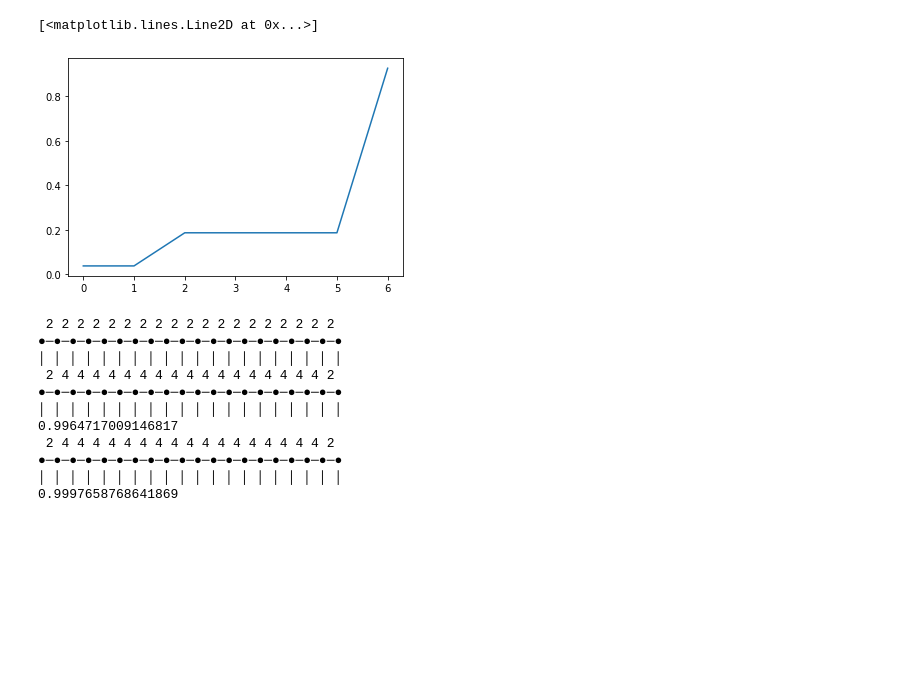
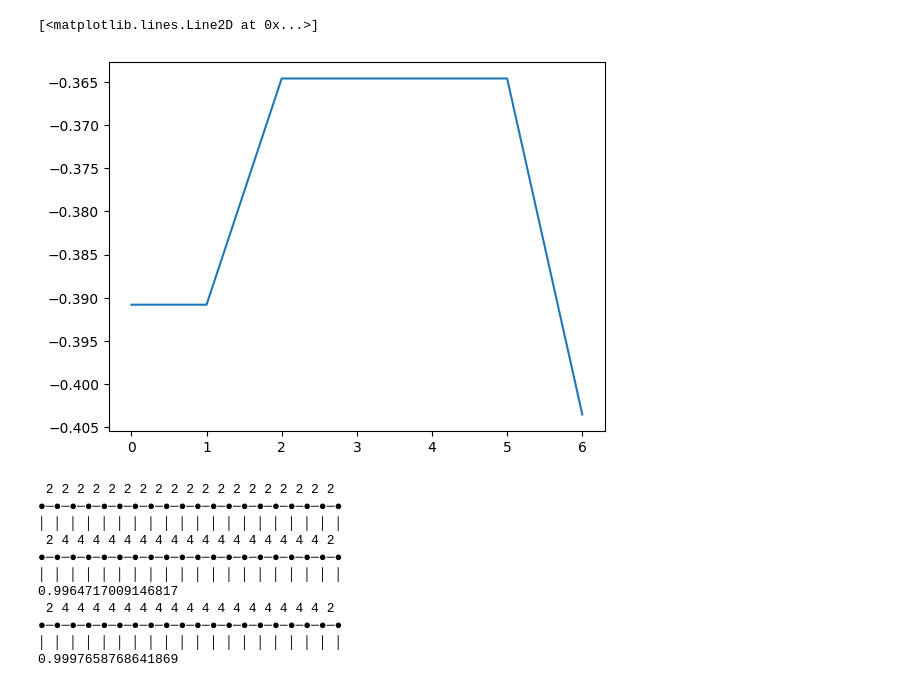
Before and after one commit to Chriscrosser3310/positive_TN, a Jupyter notebook: positive_TN_stats_model.ipynb, the cells around one changed output. Saved outputs shown, nothing was run; the diff lists cells and outputs as text; code cells hidden in the pictures; blank space fills up the shorter version.

```diff
--- a/positive_TN_stats_model.ipynb
+++ b/positive_TN_stats_model.ipynb
@@ -208,16 +3,16 @@ def SM_TI_layer(n, d, mu, layer_type="mpo"):
 # %%
-d = 10
-mu = 3
+d = 3
+mu = 0.9
 s = SM_TI_site(d, mu, boundary="open")
 s = np.einsum("iikl -> kl", s)
 es, vs = np.linalg.eigh(s)
 #plt.plot(es)
 v = vs[:, -1]
 
 plt.plot(v)
 # %% [output]
 [<matplotlib.lines.Line2D at 0x...>]
-[figure, old version]
+[figure, new version]
 # %%
 n = 20
 d = 2
```
Also changed, not shown: parts of 3 cells of this notebook.
